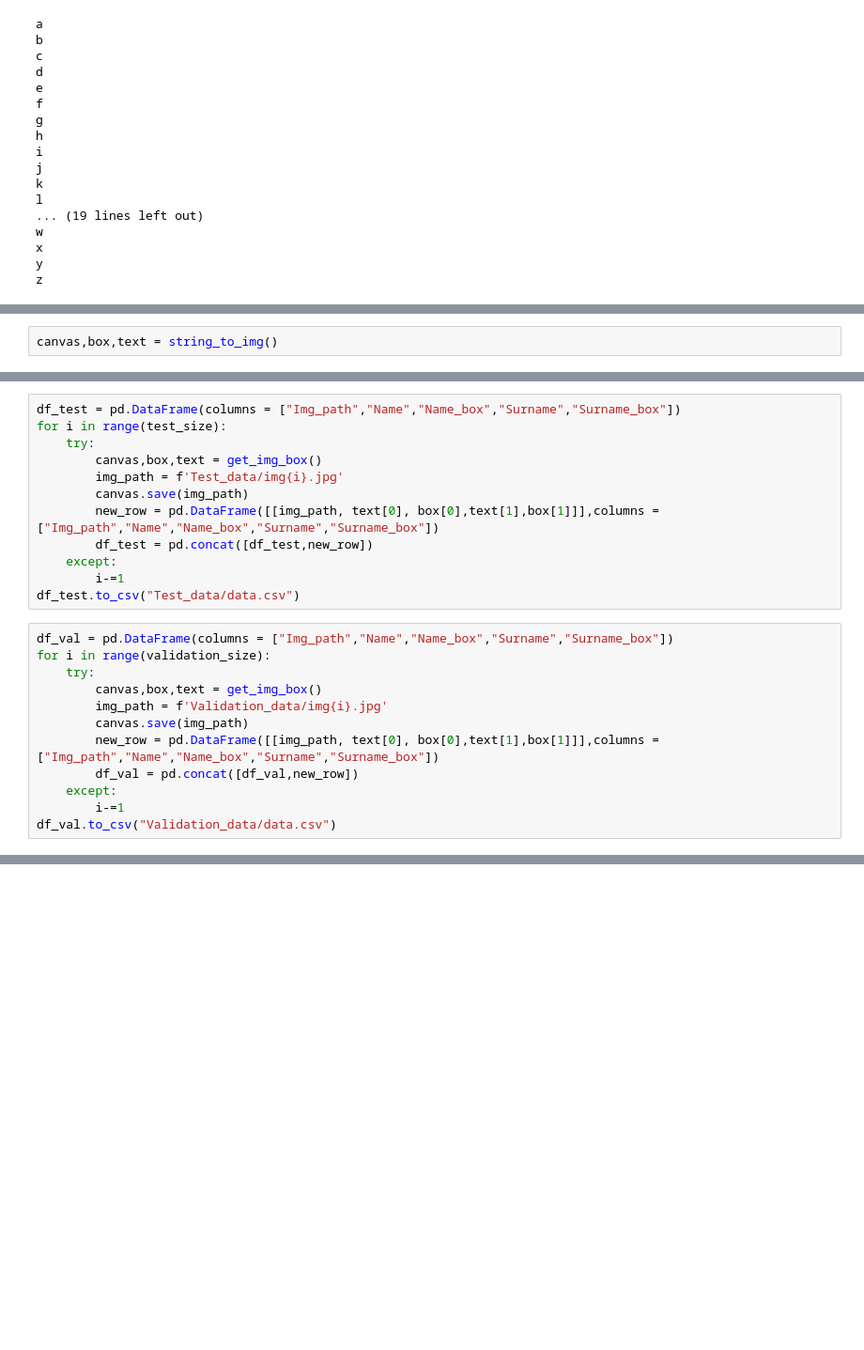
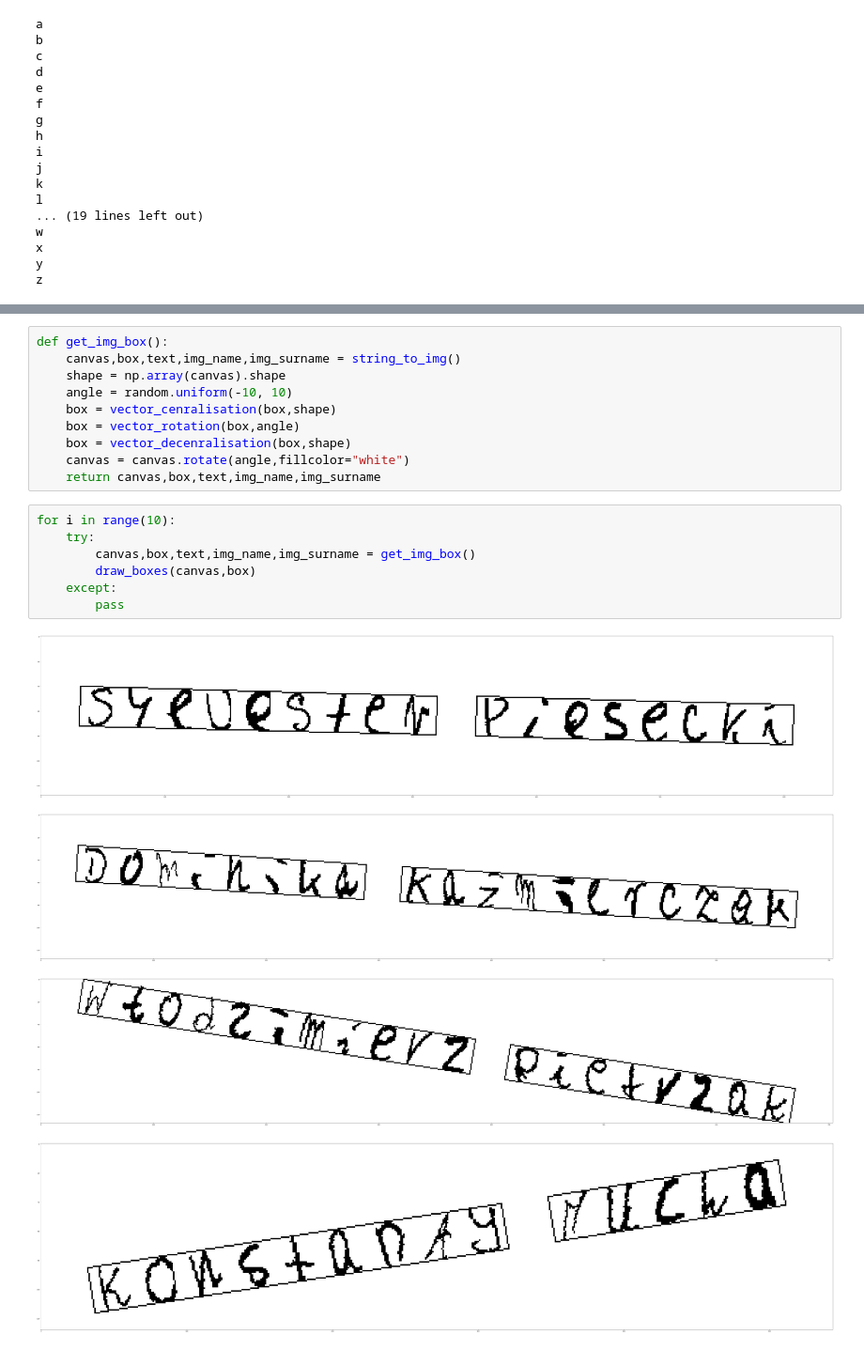
Before and after one commit to JanGorczynski/Embeded-Signature-Recognizer, a Jupyter notebook: Data_Generation.ipynb, the cells around one changed output, grey strips where cells are left out. Shown at 94% size. Cells and saved outputs as stored; diff of their text form; blank space fills up the shorter version.

Commit message:
Update on data generation

```diff
--- a/Data_Generation.ipynb
+++ b/Data_Generation.ipynb
@@ -188,5 +199,3 @@ plt.show()
-# %%
-canvas,box,text = string_to_img()
 # %%
 draw_boxes(canvas,box)
 # %% [output]
@@ -263,24 +202,0 @@ df_train.to_csv("Traning_data/data.csv")
-# %%
-df_test = pd.DataFrame(columns = ["Img_path","Name","Name_box","Surname","Surname_box"])
-for i in range(test_size):
-    try:
-        canvas,box,text = get_img_box()
-        img_path = f'Test_data/img{i}.jpg'
-        canvas.save(img_path)
-        new_row = pd.DataFrame([[img_path, text[0], box[0],text[1],box[1]]],columns = ["Img_path","Name","Name_box","Surname","Surname_box"])
-        df_test = pd.concat([df_test,new_row])
-    except:
-        i-=1
-df_test.to_csv("Test_data/data.csv")
-# %%
-df_val = pd.DataFrame(columns = ["Img_path","Name","Name_box","Surname","Surname_box"])
-for i in range(validation_size):
-    try:
-        canvas,box,text = get_img_box()
-        img_path = f'Validation_data/img{i}.jpg'
-        canvas.save(img_path)
-        new_row = pd.DataFrame([[img_path, text[0], box[0],text[1],box[1]]],columns = ["Img_path","Name","Name_box","Surname","Surname_box"])
-        df_val = pd.concat([df_val,new_row])
-    except:
-        i-=1
-df_val.to_csv("Validation_data/data.csv")
@@ -286,0 +229,22 @@ df_val.to_csv("Validation_data/data.csv")
+# %%
+def get_img_box():
+    canvas,box,text,img_name,img_surname = string_to_img()
+    shape = np.array(canvas).shape
+    angle = random.uniform(-10, 10)
+    box = vector_cenralisation(box,shape)
+    box = vector_rotation(box,angle)
+    box = vector_decenralisation(box,shape)
+    canvas = canvas.rotate(angle,fillcolor="white")
+    return canvas,box,text,img_name,img_surname
+# %%
+for i in range(10):
+    try:
+        canvas,box,text,img_name,img_surname = get_img_box()
+        draw_boxes(canvas,box)
+    except:
+        pass
+# %% [output]
+[figure, added]
+[figure, added]
+[figure, added]
+[figure, added]
```
Also changed, not shown: parts of 22 cells of this notebook.
